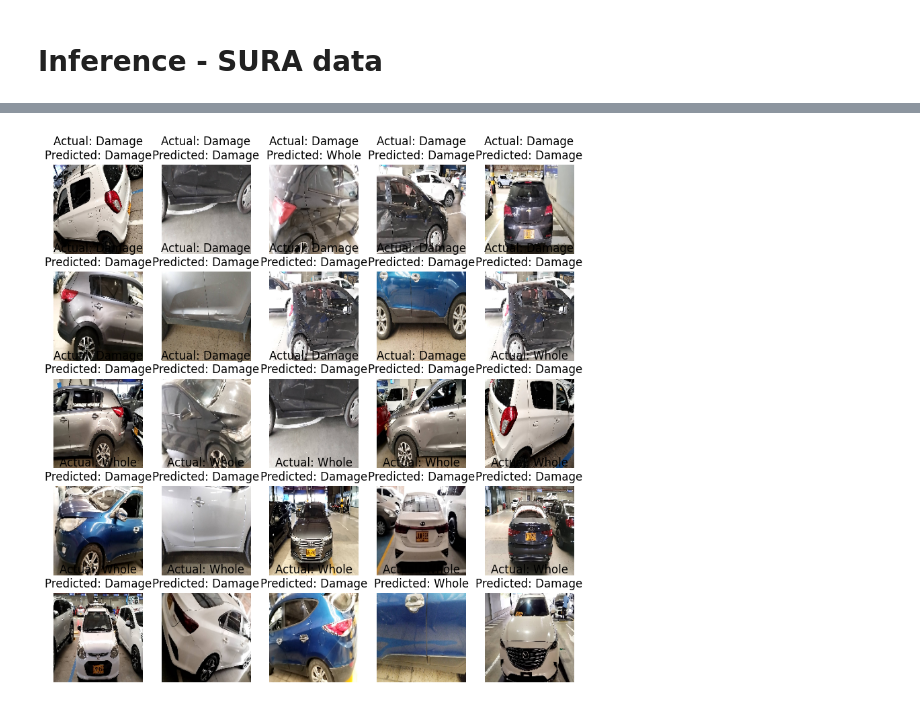
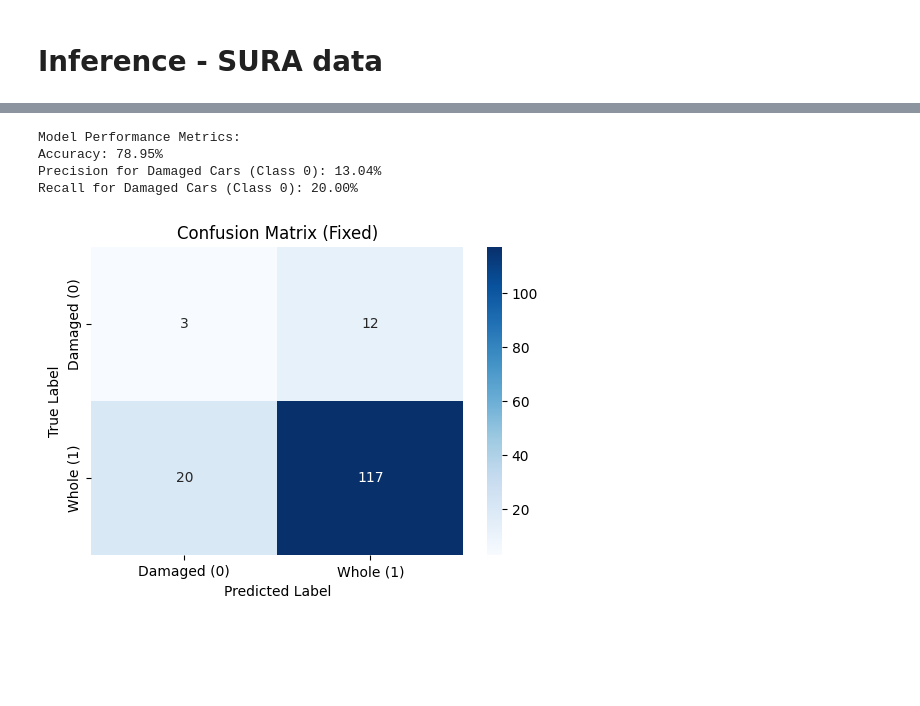
Before and after one commit to slunara/car_damage_detector, a Jupyter notebook: models/EfficientNetV2S_car_damage_classifier.ipynb, the cells around one changed output, grey strips where cells are left out. Saved outputs shown, nothing was run; the diff lists cells and outputs as text; code cells hidden in the pictures; blank space fills up the shorter version.

```diff
--- a/models/EfficientNetV2S_car_damage_classifier.ipynb
+++ b/models/EfficientNetV2S_car_damage_classifier.ipynb
@@ -254,18 +262,18 @@ Test data downloaded successfully!
 # %%
 from tensorflow.keras.preprocessing.image import load_img, img_to_array
 from tensorflow.keras.applications.efficientnet_v2 import preprocess_input
-import matplotlib.pyplot as plt
 
 # Define image size
 IMG_SIZE = (150, 150)
 
-# Define class labels (damage = 1, whole = 0)
-class_labels = {"damage": 1, "whole": 0}
+# Define class labels (damage = 0, whole = 1)
+class_labels = {"damage": 0, "whole": 1}
 
 # Function to load and preprocess images
 def load_and_preprocess_image(image_path):
     img = load_img(image_path, target_size=IMG_SIZE)  # Load and resize
     img_array = img_to_array(img)  # Convert to numpy array
+    img_array = np.expand_dims(img_array, axis=0)  # Add batch dimension
     img_array = preprocess_input(img_array)  # Normalize
     return img_array
 
@@ -285,10 +293,10 @@ def load_test_images(test_data_dir):
             test_labels.append(class_labels[category])
             test_filenames.append(img_name)
 
-    return np.array(test_images), np.array(test_labels), test_filenames
+    return np.vstack(test_images), np.array(test_labels), test_filenames
 
 # Load test images
 X_test, y_test, filenames = load_test_images(test_data_dir)
 
-print(f"Loaded {len(X_test)} test images!")
+print(f"✅ Loaded {len(X_test)} test images!")
 # %% [output]
@@ -318,14 +308,47 @@ print(f"✅ Model Recall on Test Data: {recall:.4f}")
-# %%
-# Show sample predictions
-fig, axes = plt.subplots(5, 5, figsize=(10, 10))
-axes = axes.ravel()
-
-for i in range(25):
-    img = load_img(os.path.join(test_data_dir, "damage" if y_test[i] == 1 else "whole", filenames[i]), target_size=IMG_SIZE)
-    axes[i].imshow(img)
-    axes[i].axis("off")
-    axes[i].set_title(f"Actual: {'Damage' if y_test[i] == 1 else 'Whole'}\nPredicted: {'Damage' if y_pred_labels[i] == 1 else 'Whole'}")
-
-plt.show()
-# %% [output]
-[figure, removed]
+# %%
+from sklearn.metrics import accuracy_score, precision_score, recall_score
+
+# Assuming y_test and y_pred_labels are already defined
+# y_test: True labels (flattened if needed)
+# y_pred_labels: Predicted labels
+
+# ✅ Calculate Accuracy
+accuracy = accuracy_score(y_test.flatten(), y_pred_labels)
+
+# ✅ Calculate Precision for Class 0 (Damaged Cars)
+precision_damage = precision_score(y_test.flatten(), y_pred_labels, pos_label=0)
+
+# ✅ Calculate Recall for Class 0 (Damaged Cars)
+recall_damage = recall_score(y_test.flatten(), y_pred_labels, pos_label=0)
+
+# ✅ Print the results
+print(f"Model Performance Metrics:")
+print(f"Accuracy: {accuracy* 100:.2f}%")
+print(f"Precision for Damaged Cars (Class 0): {precision_damage* 100:.2f}%")
+print(f"Recall for Damaged Cars (Class 0): {recall_damage* 100:.2f}%")
+# %% [output]
+Model Performance Metrics:
+Accuracy: 78.95%
+Precision for Damaged Cars (Class 0): 13.04%
+Recall for Damaged Cars (Class 0): 20.00%
+# %%
+import seaborn as sns
+import matplotlib.pyplot as plt
+from sklearn.metrics import confusion_matrix
+
+
+y_pred_labels = y_pred_labels.flatten()
+
+cm = confusion_matrix(y_test, y_pred_labels)
+
+# Plot confusion matrix
+plt.figure(figsize=(6, 4))
+sns.heatmap(cm, annot=True, fmt="d", cmap="Blues",
+            xticklabels=["Damaged (0)", "Whole (1)"],
+            yticklabels=["Damaged (0)", "Whole (1)"])
+plt.xlabel("Predicted Label")
+plt.ylabel("True Label")
+plt.title("Confusion Matrix (Fixed)")
+plt.show()
+# %% [output]
+[figure, added]
```
Also changed, not shown: parts of 16 cells of this notebook.
